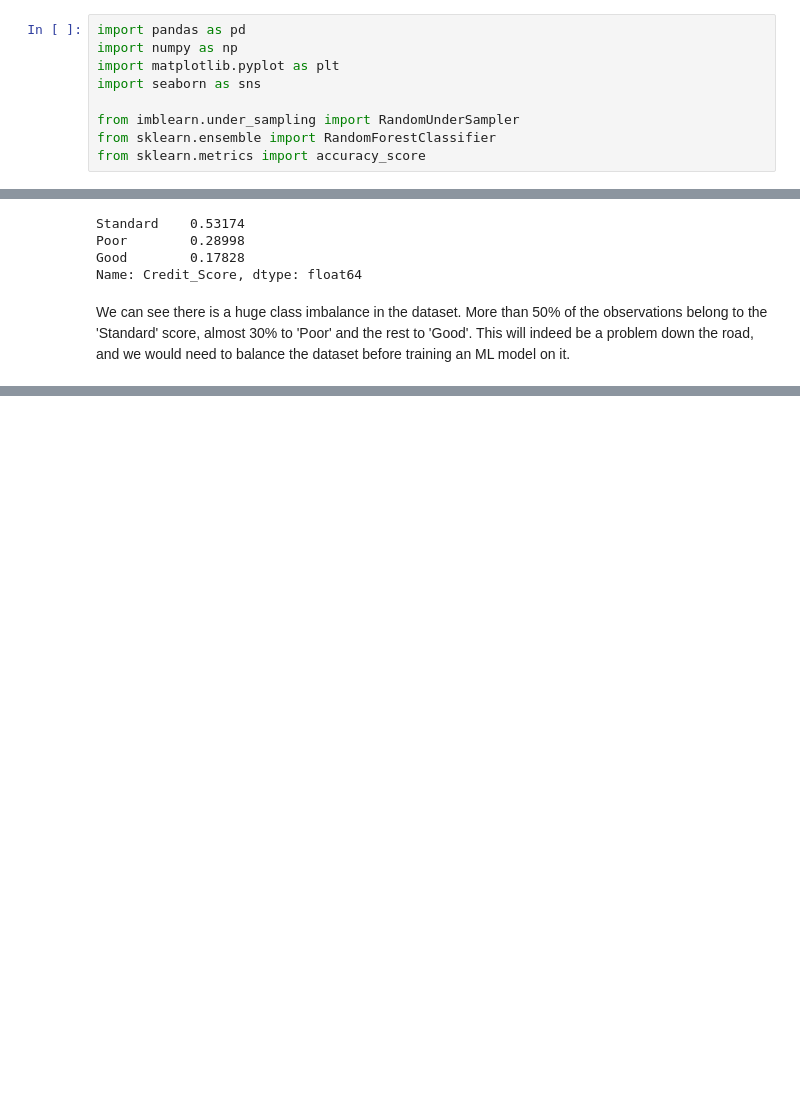
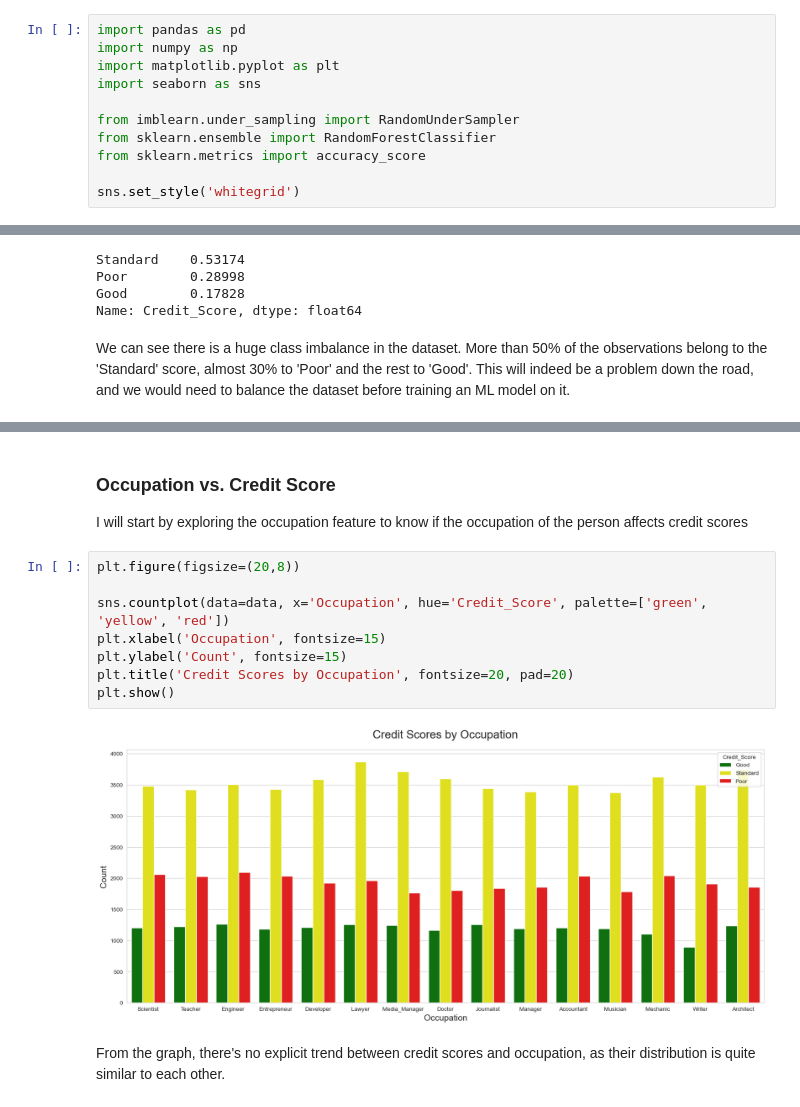
Before and after one commit to Rafsan7238/Data-Analysis_Data-Science_Projects, a Jupyter notebook: Python Projects/Credit Score Classification with ML/Credit Score Classification with ML.ipynb, the cells around one changed output, grey strips where cells are left out. Cells and saved outputs as stored; diff of their text form; blank space fills up the shorter version.

Commit message:
Plotted credit score vs occupation

```diff
--- a/Python Projects/Credit Score Classification with ML/Credit Score Classification with ML.ipynb
+++ b/Python Projects/Credit Score Classification with ML/Credit Score Classification with ML.ipynb
@@ -61,6 +61,8 @@ import seaborn as sns
 from imblearn.under_sampling import RandomUnderSampler
 from sklearn.ensemble import RandomForestClassifier
 from sklearn.metrics import accuracy_score
+
+sns.set_style('whitegrid')
 # %% [markdown]
 ## Import and Visualise Data
 First let's import the data as a pandas Dataframe and have a look at it.
@@ -176,0 +184,15 @@ We can see there is a huge class imbalance in the dataset. More than 50% of the
+# %% [markdown]
+### Occupation vs. Credit Score
+I will start by exploring the occupation feature to know if the occupation of the person affects credit scores
+# %%
+plt.figure(figsize=(20,8))
+
+sns.countplot(data=data, x='Occupation', hue='Credit_Score', palette=['green', 'yellow', 'red'])
+plt.xlabel('Occupation', fontsize=15)
+plt.ylabel('Count', fontsize=15)
+plt.title('Credit Scores by Occupation', fontsize=20, pad=20)
+plt.show()
+# %% [output]
+[figure, added]
+# %% [markdown]
+From the graph, there's no explicit trend between credit scores and occupation, as their distribution is quite similar to each other.
```
Also changed, not shown: parts of 1 cell of this notebook.
